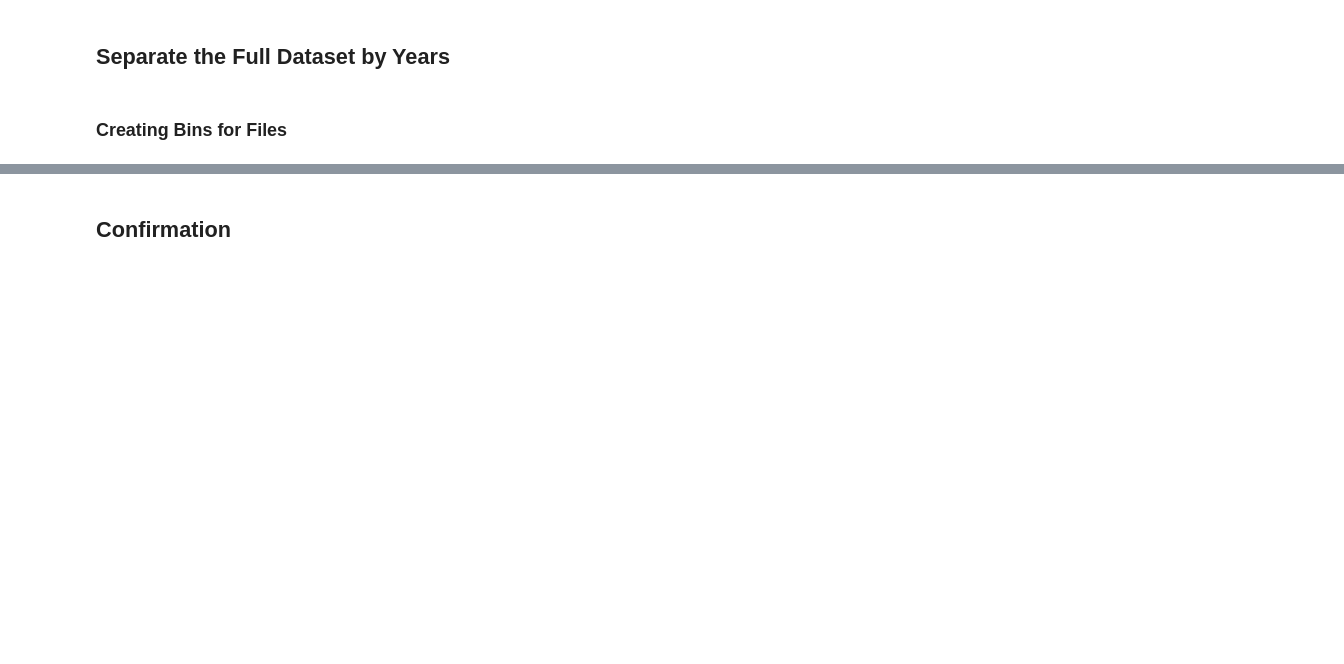
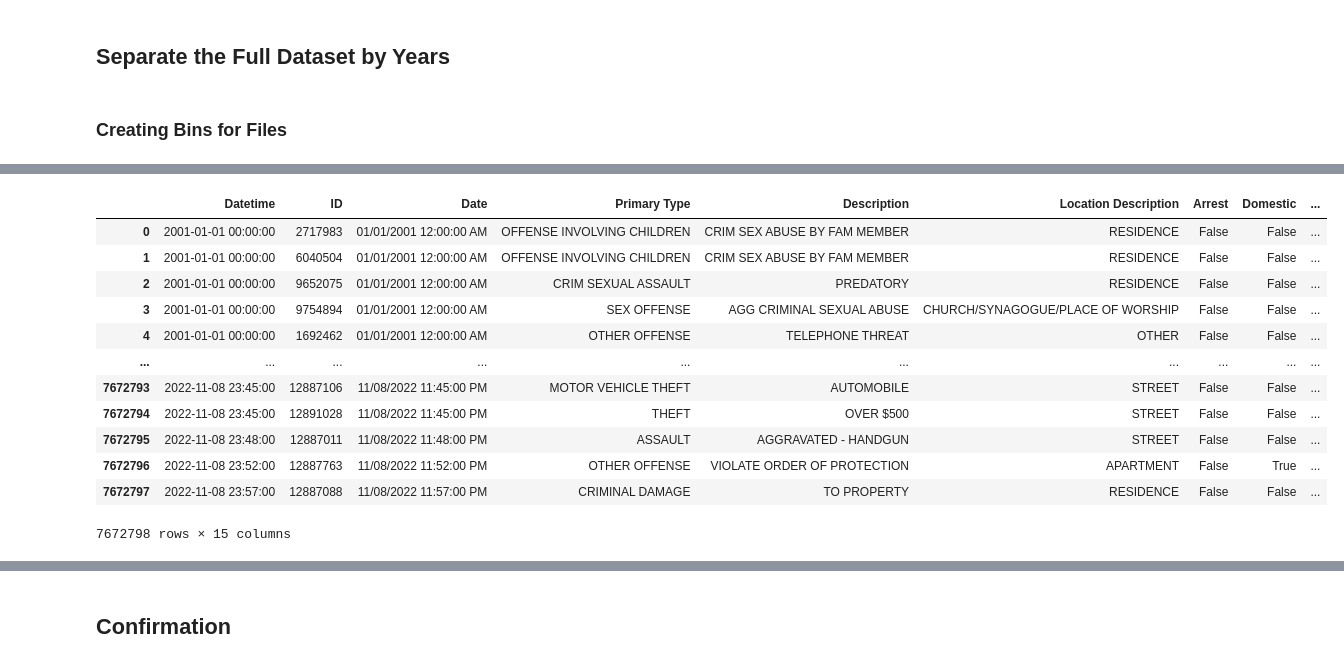
Before and after one commit to coding-dojo-data-science/preparing-chicago-crime-data, a Jupyter notebook: Workflow - Prep Chicago Crime Data.ipynb, the cells around one changed output, grey strips where cells are left out. Cells and saved outputs as stored; diff of their text form; code cells hidden in the pictures; blank space fills up the shorter version.

```diff
--- a/Workflow - Prep Chicago Crime Data.ipynb
+++ b/Workflow - Prep Chicago Crime Data.ipynb
@@ -72,4 +84,8 @@ os.makedirs(OUTPUT_FOLDER, exist_ok=True)
 - Now that your RAW_FILE variable is set either:
     - On the toolbar, click on the Kernel menu > "Restart and Run All".
     - OR click on this cell first, then on the toolbar click on the "Cell" menu > "Run All Below"
+# %%
+import pandas as pd
+pd.set_option('display.max_columns', 100)
+pd.set_option('display.float_format',lambda x: f"{x:,.2f}")
 # %%
@@ -101,4 +171,8 @@ year_bins
 # %%
-# Fill in a new file_bin column
-chicago_full['file_bin'] = year_bins
-chicago_full['file_bin'].value_counts(dropna=False)
+# # Fill in a new file_bin column
+# chicago_full['file_bin'] = year_bins
+# chicago_full['file_bin'].value_counts(dropna=False)
+# %%
+# Fill in a new file_bin column
+chicago_full['file_bin'] = years#_bins
+chicago_full['file_bin'].value_counts(dropna=False)
@@ -105,3 +197,4 @@ chicago_full['file_bin'].value_counts(dropna=False)
 # %%
-## still too big, drop some columns OR SEP INTO 2 FILES (one for essential info, one for other)
-drop_cols = ["X Coordinate","Y Coordinate", "Community Area","FBI Code"]
+## Dropping unneeded columns to reduce file size
+drop_cols = ["X Coordinate","Y Coordinate", "Community Area","FBI Code",
+             "Case Number","Updated On",'Block','Location','IUCR']
@@ -117,0 +205,17 @@ file_bins
+# %%
+chicago_final = chicago_full.drop(columns=drop_cols).sort_index().reset_index()
+chicago_final
+# %% [output]
+|  | Datetime | ID | Date | Primary Type | Description | Location Description | Arrest | Domestic | ... |
+| 0 | 2001-01-01 00:00:00 | 2717983 | 01/01/2001 12:00:00 AM | OFFENSE INVOLVING CHILDREN | CRIM SEX ABUSE BY FAM MEMBER | RESIDENCE | False | False | ... |
+| 1 | 2001-01-01 00:00:00 | 6040504 | 01/01/2001 12:00:00 AM | OFFENSE INVOLVING CHILDREN | CRIM SEX ABUSE BY FAM MEMBER | RESIDENCE | False | False | ... |
+| 2 | 2001-01-01 00:00:00 | 9652075 | 01/01/2001 12:00:00 AM | CRIM SEXUAL ASSAULT | PREDATORY | RESIDENCE | False | False | ... |
+| 3 | 2001-01-01 00:00:00 | 9754894 | 01/01/2001 12:00:00 AM | SEX OFFENSE | AGG CRIMINAL SEXUAL ABUSE | CHURCH/SYNAGOGUE/PLACE OF WORSHIP | False | False | ... |
+| 4 | 2001-01-01 00:00:00 | 1692462 | 01/01/2001 12:00:00 AM | OTHER OFFENSE | TELEPHONE THREAT | OTHER | False | False | ... |
+| ... | ... | ... | ... | ... | ... | ... | ... | ... | ... |
+| 7672793 | 2022-11-08 23:45:00 | 12887106 | 11/08/2022 11:45:00 PM | MOTOR VEHICLE THEFT | AUTOMOBILE | STREET | False | False | ... |
+| 7672794 | 2022-11-08 23:45:00 | 12891028 | 11/08/2022 11:45:00 PM | THEFT | OVER $500 | STREET | False | False | ... |
+| 7672795 | 2022-11-08 23:48:00 | 12887011 | 11/08/2022 11:48:00 PM | ASSAULT | AGGRAVATED - HANDGUN | STREET | False | False | ... |
+| 7672796 | 2022-11-08 23:52:00 | 12887763 | 11/08/2022 11:52:00 PM | OTHER OFFENSE | VIOLATE ORDER OF PROTECTION | APARTMENT | False | True | ... |
+| 7672797 | 2022-11-08 23:57:00 | 12887088 | 11/08/2022 11:57:00 PM | CRIMINAL DAMAGE | TO PROPERTY | RESIDENCE | False | False | ... |
+7672798 rows × 15 columns
```
Also changed, not shown: parts of 24 cells of this notebook.
